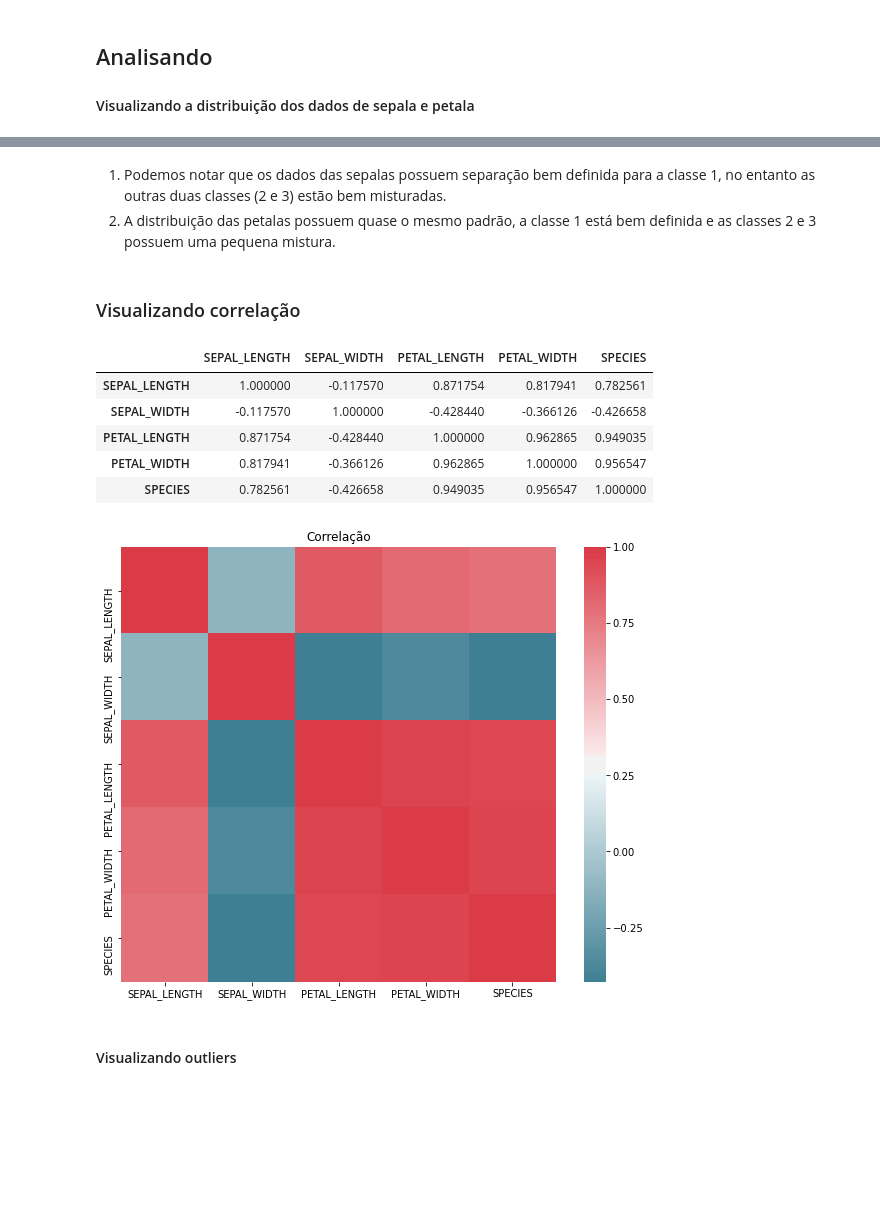
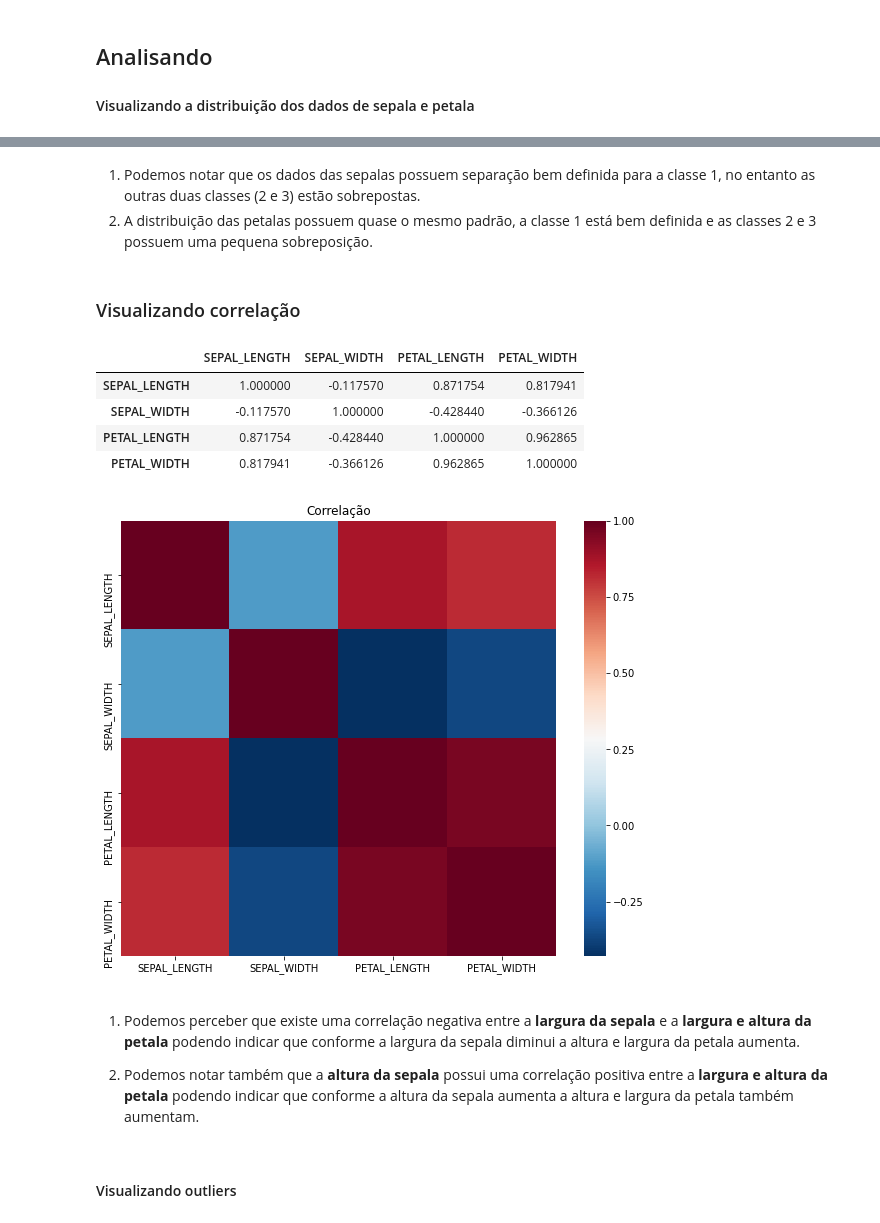
Before and after one commit to Angelicogfa/PortifolioDataScience, a Jupyter notebook: Iris/iris.ipynb, the cells around one changed output, grey strips where cells are left out. Cells and saved outputs as stored; diff of their text form; code cells hidden in the pictures; blank space fills up the shorter version.

```diff
--- a/Iris/iris.ipynb
+++ b/Iris/iris.ipynb
@@ -109,31 +105,34 @@ plt.show()
 # %% [markdown]
-1. Podemos notar que os dados das sepalas possuem separação bem definida para a classe 1, no entanto as outras duas classes (2 e 3) estão bem misturadas.
-2. A distribuição das petalas possuem quase o mesmo padrão, a classe 1 está bem definida e as classes 2 e 3 possuem uma pequena mistura.
+1. Podemos notar que os dados das sepalas possuem separação bem definida para a classe 1, no entanto as outras duas classes (2 e 3) estão sobrepostas.
+2. A distribuição das petalas possuem quase o mesmo padrão, a classe 1 está bem definida e as classes 2 e 3 possuem uma pequena sobreposição.
 # %% [markdown]
 ### Visualizando correlação
 # %%
-df.corr()
+df[["SEPAL_LENGTH","SEPAL_WIDTH", "PETAL_LENGTH", "PETAL_WIDTH"]].corr()
 # %% [output]
-|  | SEPAL_LENGTH | SEPAL_WIDTH | PETAL_LENGTH | PETAL_WIDTH | SPECIES |
-| SEPAL_LENGTH | 1.000000 | -0.117570 | 0.871754 | 0.817941 | 0.782561 |
-| SEPAL_WIDTH | -0.117570 | 1.000000 | -0.428440 | -0.366126 | -0.426658 |
-| PETAL_LENGTH | 0.871754 | -0.428440 | 1.000000 | 0.962865 | 0.949035 |
-| PETAL_WIDTH | 0.817941 | -0.366126 | 0.962865 | 1.000000 | 0.956547 |
-| SPECIES | 0.782561 | -0.426658 | 0.949035 | 0.956547 | 1.000000 |
+|  | SEPAL_LENGTH | SEPAL_WIDTH | PETAL_LENGTH | PETAL_WIDTH |
+| SEPAL_LENGTH | 1.000000 | -0.117570 | 0.871754 | 0.817941 |
+| SEPAL_WIDTH | -0.117570 | 1.000000 | -0.428440 | -0.366126 |
+| PETAL_LENGTH | 0.871754 | -0.428440 | 1.000000 | 0.962865 |
+| PETAL_WIDTH | 0.817941 | -0.366126 | 0.962865 | 1.000000 |
 # %%
 import seaborn as sns
 
 f, ax = plt.subplots(figsize=(10, 8))
-corr = df.corr()
+corr = df[["SEPAL_LENGTH","SEPAL_WIDTH", "PETAL_LENGTH", "PETAL_WIDTH"]].corr()
 plt.title("Correlação")
 sns.heatmap(corr,
             mask=np.zeros_like(corr, dtype=np.bool),
-            cmap=sns.diverging_palette(220, 10, as_cmap=True),
+            cmap="RdBu_r",
             square=True,
             ax=ax)
 plt.show()
 # %% [output]
-[figure, old version]
+[figure, new version]
+# %% [markdown]
+1. Podemos perceber que existe uma correlação negativa entre a **largura da sepala** e a **largura e altura da petala** podendo indicar que conforme a largura da sepala diminui a altura e largura da petala aumenta.
+
+2. Podemos notar também que a **altura da sepala** possui uma correlação positiva entre a **largura e altura da petala** podendo indicar que conforme a altura da sepala aumenta a altura e largura da petala também aumentam.
 # %% [markdown]
 #### Visualizando outliers
 # %%
```
Also changed, not shown: parts of 12 cells of this notebook.
